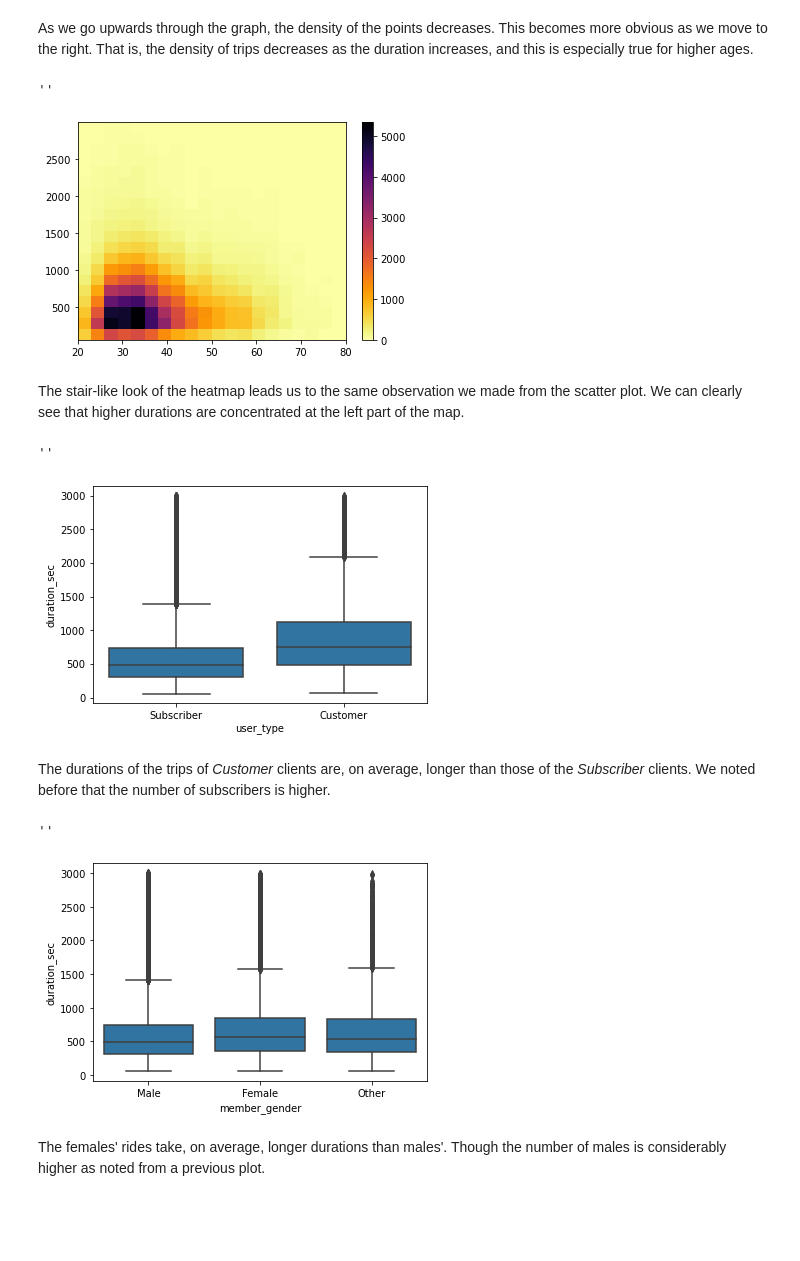
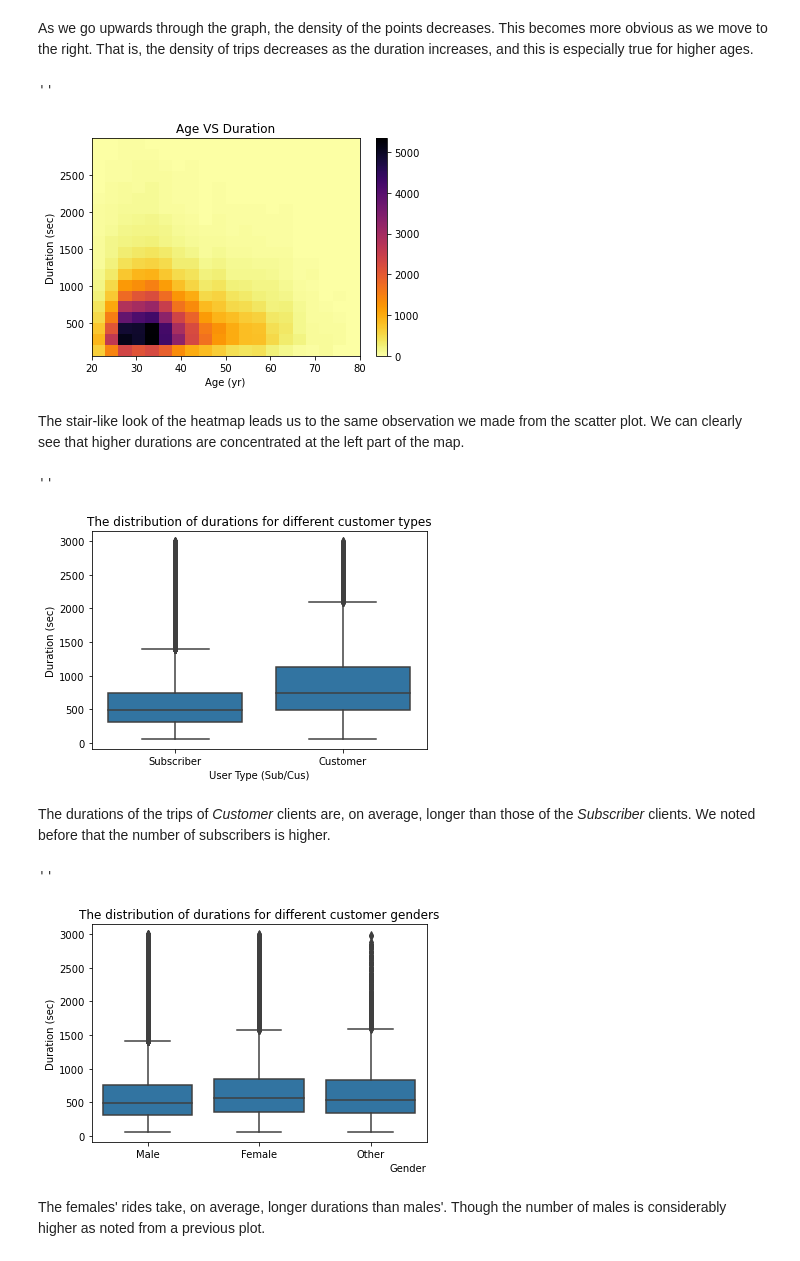
Before and after one commit to Moaaz-Mahmoud/Ford-Gobike-Data-Analysis, a Jupyter notebook: exploration_template.ipynb, the cells around one changed output. Cells and saved outputs as stored; diff of their text form; code cells hidden in the pictures; blank space fills up the shorter version.

```diff
--- a/exploration_template.ipynb
+++ b/exploration_template.ipynb
@@ -324,32 +336,42 @@ sns.scatterplot(data=gobike, x='member_age', y='duration_sec', alpha=0.05)
 # %% [markdown]
 As we go upwards through the graph, the density of the points decreases. This becomes more obvious as we move to the right. That is, the density of trips decreases as the duration increases, and this is especially true for higher ages.
 # %%
+# VS age – cont.
+
+# Heatmap
 plt.hist2d(data=gobike, x='member_age', y='duration_sec', cmap='inferno_r', bins=20)
 plt.colorbar()
+plt.xlabel('Age (yr)')
+plt.ylabel('Duration (sec)')
+plt.title('Age VS Duration')
 ;
 # %% [output]
 ''
-[figure, old version]
+[figure, new version]
 # %% [markdown]
 The stair-like look of the heatmap leads us to the same observation we made from the scatter plot. We can clearly see that higher durations are concentrated at the left part of the map.
 # %%
 # VS user type
-
 sns.boxplot(data=gobike, x='user_type', y='duration_sec', color=sns.color_palette()[0])
+plt.xlabel('User Type (Sub/Cus)')
+plt.ylabel('Duration (sec)')
+plt.title('The distribution of durations for different customer types')
 ;
 # %% [output]
 ''
-[figure, old version]
+[figure, new version]
 # %% [markdown]
 The durations of the trips of _Customer_ clients are, on average, longer than those of the _Subscriber_ clients. We noted before that the number of subscribers is higher.
 # %%
 # VS gender
-
 sns.boxplot(data=gobike, x='member_gender', y='duration_sec', color=sns.color_palette()[0])
+plt.xlabel('Gender', loc='right')
+plt.ylabel('Duration (sec)')
+plt.title('The distribution of durations for different customer genders')
 ;
 # %% [output]
 ''
-[figure, old version]
+[figure, new version]
 # %% [markdown]
 The females' rides take, on average, longer durations than males'. Though the number of males is considerably higher as noted from a previous plot.
 # %% [markdown]
```
Also changed, not shown: parts of 14 cells of this notebook.
